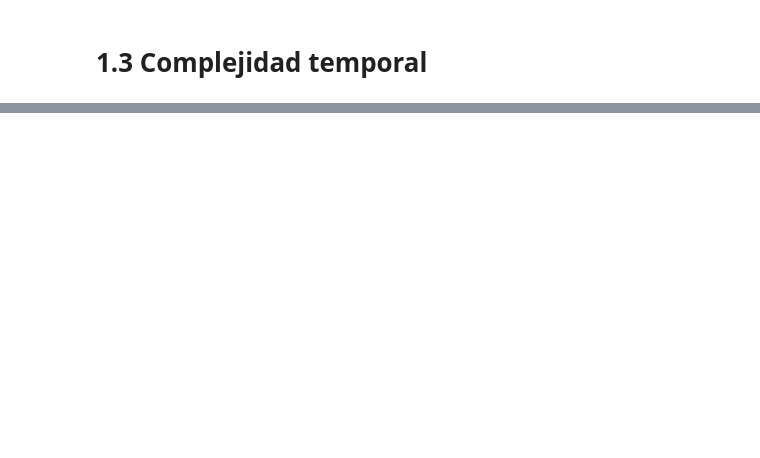
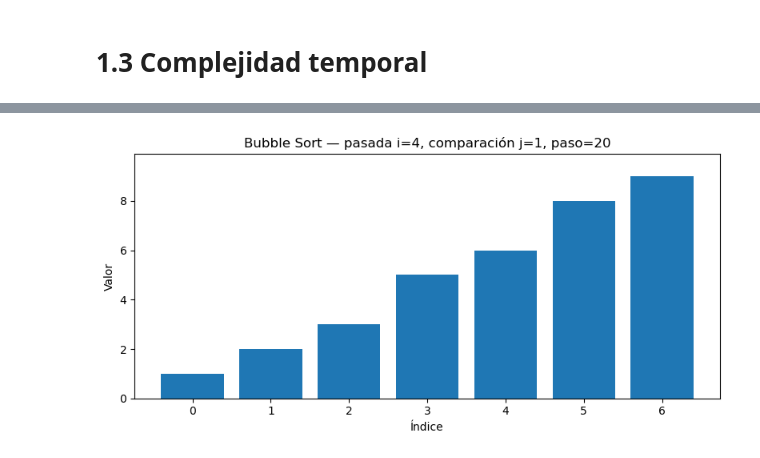
Before and after one commit to CarSandoval/Grafos, a Jupyter notebook: 01_GrafosComputadoras_03.ipynb, the cells around one changed output, grey strips where cells are left out. Drawn from its saved outputs; the diff is of its cells as text; code cells hidden in the pictures; blank space fills up the shorter version.

```diff
--- a/01_GrafosComputadoras_03.ipynb
+++ b/01_GrafosComputadoras_03.ipynb
@@ -10,0 +221,44 @@ Esta primera unidad, por tanto, sentará las bases para la comprensión rigurosa
+# %%
+import time
+import numpy as np
+import matplotlib.pyplot as plt
+from IPython.display import clear_output
+
+def play_bubble_sort(arr, pause_s=0.2):
+    gen = bubble_sort_steps(arr)
+    # Estado inicial
+    estado_inicial = list(arr)
+    x = np.arange(len(estado_inicial))
+
+    plt.figure(figsize=(8,4))
+    bars = plt.bar(x, estado_inicial)
+    plt.ylim(0, max(1, max(estado_inicial)) * 1.1)
+    plt.xlabel("Índice")
+    plt.ylabel("Valor")
+    title = plt.title("Inicio")
+    plt.tight_layout()
+    plt.show(block=False)
+
+    # Iterar por pasos
+    for estado, i, j, swapped, paso in gen:
+        # Limpiar la salida y actualizar la figura
+        clear_output(wait=True)
+        plt.figure(figsize=(8,4))
+        bars = plt.bar(x, estado)
+        plt.ylim(0, max(1, max(estado)) * 1.1)
+        txt_swap = " (swap)" if swapped else ""
+        plt.title(f"Bubble Sort — pasada i={i}, comparación j={j}, paso={paso}{txt_swap}")
+        plt.xlabel("Índice")
+        plt.ylabel("Valor")
+        plt.tight_layout()
+        plt.show(block=False)
+        time.sleep(pause_s)
+
+    # Estado final en pantalla un poco más de tiempo
+    time.sleep(0.5)
+
+# Ejemplo de uso:
+arr_demo2 = [9, 2, 6, 3, 1, 8, 5]
+play_bubble_sort(arr_demo2, pause_s=0.25)
+# %% [output]
+[figure, added]
```
Also changed, not shown: parts of 17 cells of this notebook.
